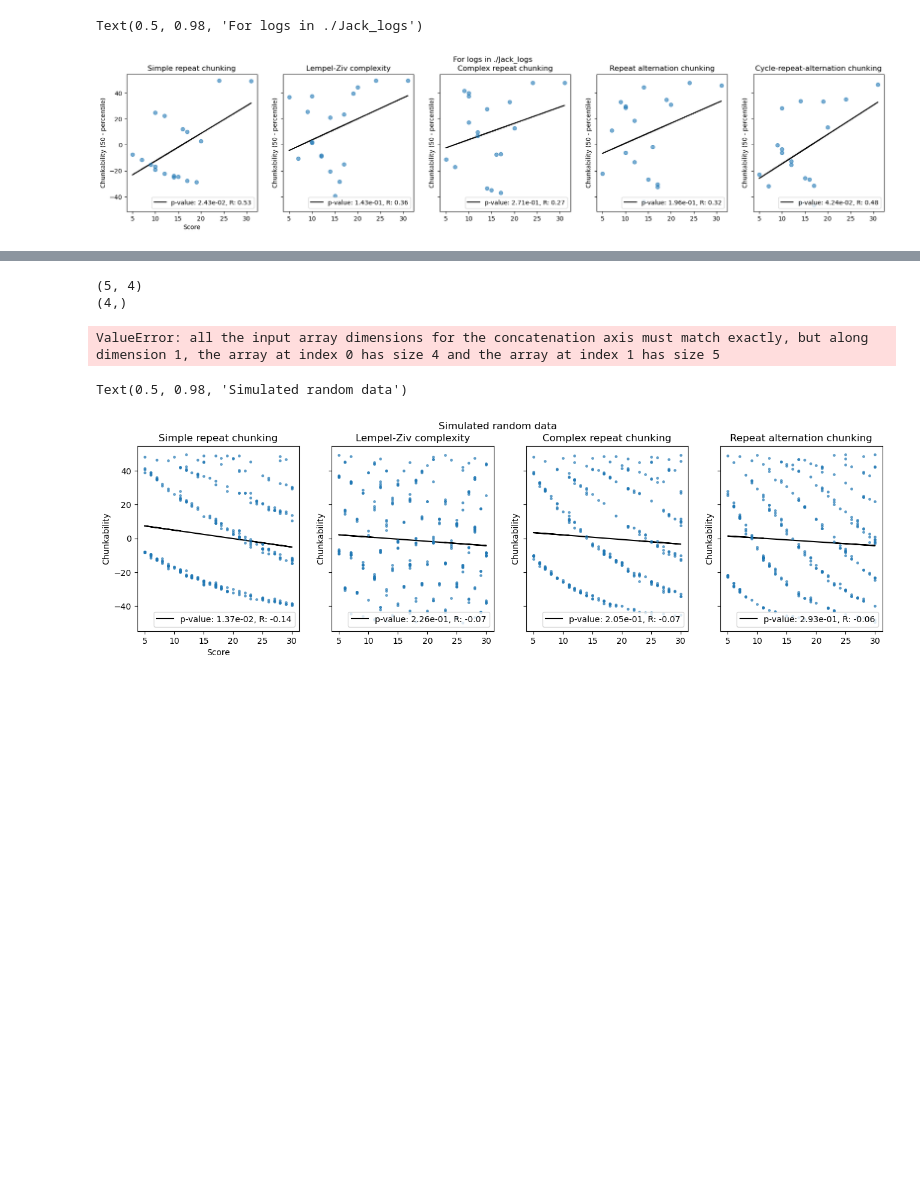
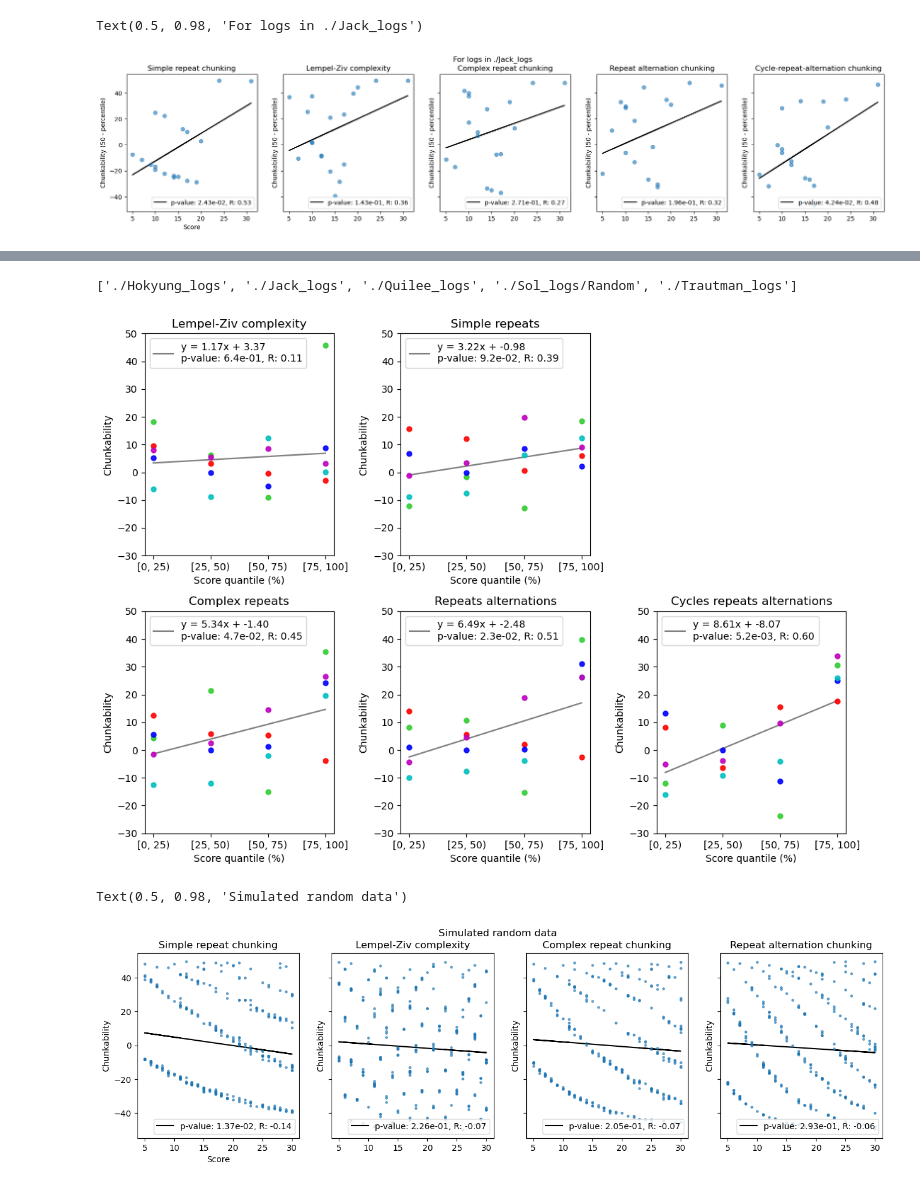
Before and after one commit to qsimeon/PSY1401Projects, a Jupyter notebook: final_project/RepeatsScheme.ipynb, the cells around one changed output, grey strips where cells are left out. Drawn from its saved outputs; the diff is of its cells as text; code cells hidden in the pictures; blank space fills up the shorter version.

```diff
--- a/final_project/RepeatsScheme.ipynb
+++ b/final_project/RepeatsScheme.ipynb
@@ -378,16 +336,60 @@ ValueError: too many values to unpack (expected 4)
-# %%
-print(all_chunk1_avgs.shape)
-print(x.shape)
-
-m1, b1, r1, p1, std_err1 = stats.linregress(x, all_chunk1_avgs.T)
-m2, b2, r2, p2, std_err2 = stats.linregress(x, all_chunk2_avgs.T)
-m3, b3, r3, p3, std_err3 = stats.linregress(x, all_chunk3_avgs.T)
-m4, b4, r4, p4, std_err4 = stats.linregress(x, all_chunk4_avgs.T)
-m5, b5, r5, p5, std_err5 = stats.linregress(x, all_chunk5_avgs.T)
-# %% [output]
-(5, 4)
-(4,)
-ValueError: all the input array dimensions for the concatenation axis must match exactly, but along dimension 1, the array at index 0 has size 4 and the array at index 1 has size 5
+# %%
+# Plot
+colors = ['r', 'limegreen', 'b', 'c', 'm']
+alpha = 0.9
+s = 25
+#fig, ax = plt.subplots(1, 5, figsize=(22, 6), sharex=True, sharey=True)
+fig = plt.figure(figsize=(11, 8))
+gs = gridspec.GridSpec(2, 3)
+
+ax1 = fig.add_subplot(gs[0, 0])
+ax2 = fig.add_subplot(gs[0, 1])
+ax3 = fig.add_subplot(gs[1, 0])
+ax4 = fig.add_subplot(gs[1, 1])
+ax5 = fig.add_subplot(gs[1, 2])
+
+print([data_paths_[i] for i in dat_inds])
+x = np.arange(N_quants)
+for i in range(len(dat_inds)):
+    ax2.scatter(x, all_chunk1_avgs[i], alpha=alpha, color=colors[i], s=s)
+    ax1.scatter(x, all_chunk2_avgs[i], alpha=alpha, color=colors[i], s=s)
+    ax3.scatter(x, all_chunk3_avgs[i], alpha=alpha, color=colors[i], s=s)
+    ax4.scatter(x, all_chunk4_avgs[i], alpha=alpha, color=colors[i], s=s)
+    ax5.scatter(x, all_chunk5_avgs[i], alpha=alpha, color=colors[i], s=s)
+
+x_reg = np.tile(x, (all_chunk1_avgs.shape[0]))
+m1, b1, r1, p1, std_err1 = stats.linregress(x_reg, all_chunk1_avgs.flatten())
+m2, b2, r2, p2, std_err2 = stats.linregress(x_reg, all_chunk2_avgs.flatten())
+m3, b3, r3, p3, std_err3 = stats.linregress(x_reg, all_chunk3_avgs.flatten())
+m4, b4, r4, p4, std_err4 = stats.linregress(x_reg, all_chunk4_avgs.flatten())
+m5, b5, r5, p5, std_err5 = stats.linregress(x_reg, all_chunk5_avgs.flatten())
+
+lc = 'grey'
+ax2.plot(x, m1*x + b1, color=lc, zorder=0,
+           label=f'y = {m1:.2f}x + {b1:.2f}\np-value: {p1:.1e}, R: {r1:.2f}')
+ax1.plot(x, m2*x + b2, color=lc, zorder=0,
+            label=f'y = {m2:.2f}x + {b2:.2f}\np-value: {p2:.1e}, R: {r2:.2f}')
+ax3.plot(x, m3*x + b3, color=lc, zorder=0,
+            label=f'y = {m3:.2f}x + {b3:.2f}\np-value: {p3:.1e}, R: {r3:.2f}')
+ax4.plot(x, m4*x + b4, color=lc, zorder=0,
+            label=f'y = {m4:.2f}x + {b4:.2f}\np-value: {p4:.1e}, R: {r4:.2f}')
+ax5.plot(x, m5*x + b5, color=lc, zorder=0,
+            label=f'y = {m5:.2f}x + {b5:.2f}\np-value: {p5:.1e}, R: {r5:.2f}')
+
+for i, ax in enumerate([ax1, ax2, ax3, ax4, ax5]):
+    ax.set(xlabel='Score quantile (%)', ylabel='Chunkability',
+              title=['Lempel-Ziv complexity', 'Simple repeats', 'Complex repeats',
+                     'Repeats alternations', 'Cycles repeats alternations'][i])
+    ax.set_yticks(np.arange(-30, 51, 10))
+    ax.set_xticks(x)
+    ax.set_xticklabels(['[0, 25)', '[25, 50)', '[50, 75)', '[75, 100]'])
+    ax.legend(loc='upper left')
+
+plt.tight_layout()
+plt.savefig('./Simon_allsubs_analysis.png', dpi=500)
+# %% [output]
+['./Hokyung_logs', './Jack_logs', './Quilee_logs', './Sol_logs/Random', './Trautman_logs']
+[figure, added]
 # %%
 # Combining data across subjects
 # This approach is not ideal because the number of games played by each subject is different
```
Also changed, not shown: parts of 5 cells of this notebook.
